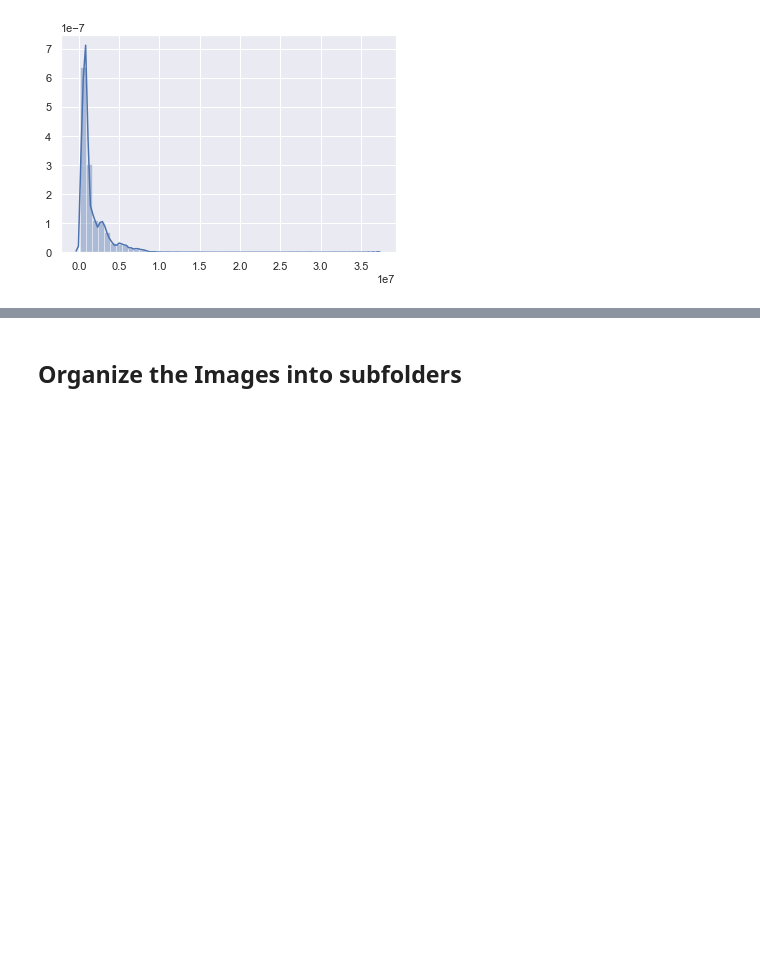
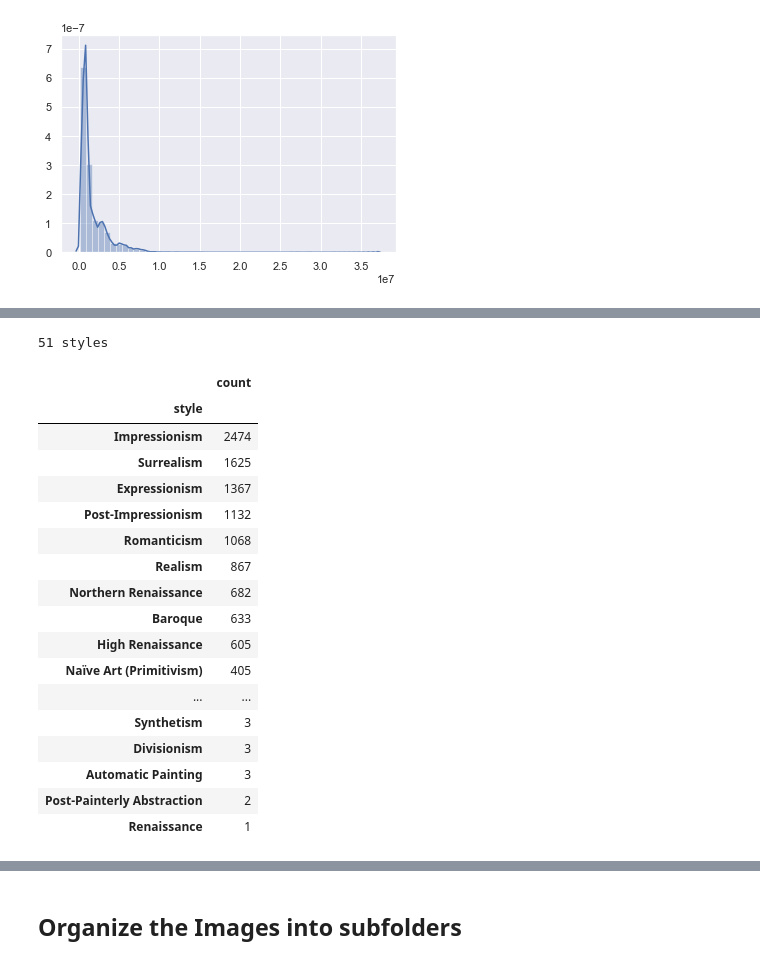
Before and after one commit to rcharan/art-dream, a Jupyter notebook: dataset/artist-selection.ipynb, the cells around one changed output, grey strips where cells are left out. Saved outputs shown, nothing was run; the diff lists cells and outputs as text; code cells hidden in the pictures; blank space fills up the shorter version.

```diff
--- a/dataset/artist-selection.ipynb
+++ b/dataset/artist-selection.ipynb
@@ -268,0 +287,30 @@ dtype: float64
+# %%
+# Look at the breakdowns by style
+
+style_df = df_trimmed.groupby('style').agg(
+    {'artist' : 'count'}).rename(
+    {'artist' : 'count'}, axis = 'columns').sort_values('count', ascending = False)
+
+style_df.to_csv('trimmed-style-breakdown.csv')
+print(f'{len(style_df)} styles')
+style_df
+# %% [output]
+51 styles
+|  | count |
+| style |  |
+| Impressionism | 2474 |
+| Surrealism | 1625 |
+| Expressionism | 1367 |
+| Post-Impressionism | 1132 |
+| Romanticism | 1068 |
+| Realism | 867 |
+| Northern Renaissance | 682 |
+| Baroque | 633 |
+| High Renaissance | 605 |
+| Naïve Art (Primitivism) | 405 |
+| ... | ... |
+| Synthetism | 3 |
+| Divisionism | 3 |
+| Automatic Painting | 3 |
+| Post-Painterly Abstraction | 2 |
+| Renaissance | 1 |
```
Also changed, not shown: parts of 5 cells of this notebook.
